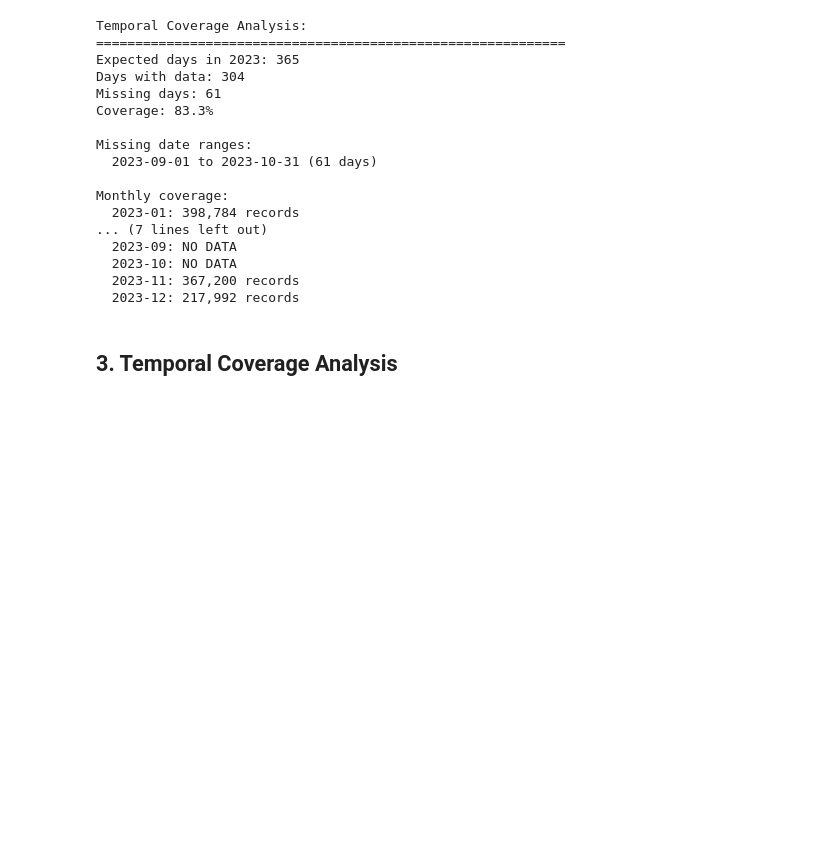
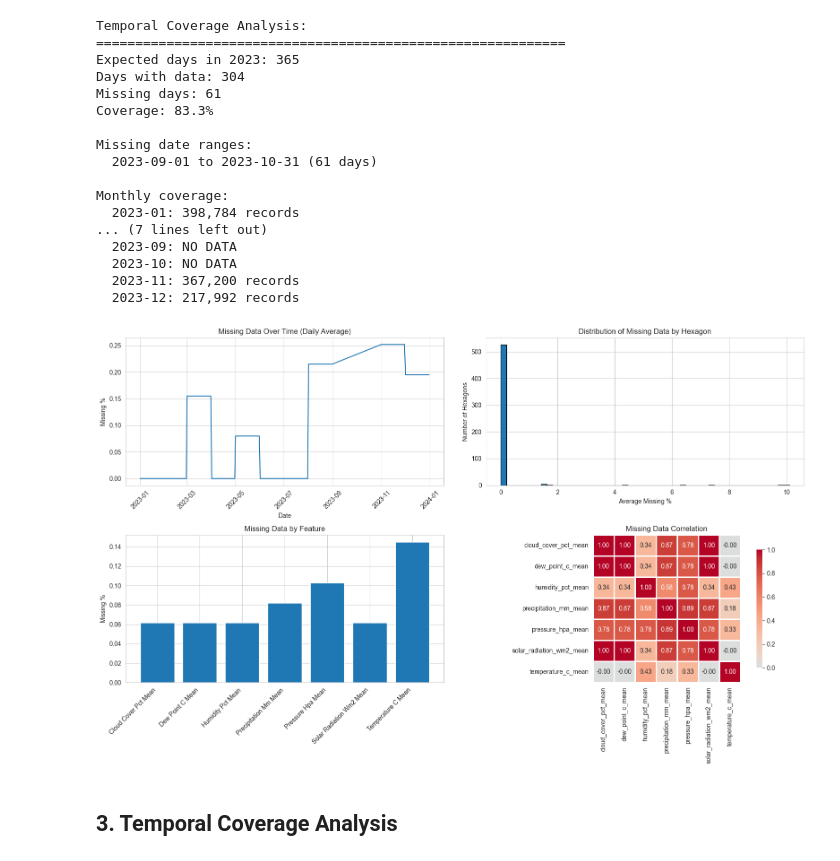
Before and after one commit to Bard89/smoglens, a Jupyter notebook: voi/V1_enrichement_OPEANAQ_OPENMETEO_JARTIC/openmeteo_eda.ipynb, the cells around one changed output. Drawn from its saved outputs; the diff is of its cells as text; code cells hidden in the pictures; blank space fills up the shorter version.

```diff
--- a/voi/V1_enrichement_OPEANAQ_OPENMETEO_JARTIC/openmeteo_eda.ipynb
+++ b/voi/V1_enrichement_OPEANAQ_OPENMETEO_JARTIC/openmeteo_eda.ipynb
@@ -172,47 +172,41 @@ numerical_features = [
     'cloud_cover_pct_mean', 'dew_point_c_mean', 'humidity_pct_mean',
     'precipitation_mm_mean', 'pressure_hpa_mean', 'solar_radiation_wm2_mean',
     'temperature_c_mean'
 ]
 
 fig, axes = plt.subplots(2, 2, figsize=(16, 10))
 
-# Create complete date range for 2023
-date_range = pd.date_range('2023-01-01', '2023-12-31', freq='D')
 df['date'] = df['timestamp'].dt.date
+daily_missing = df.groupby('date')[numerical_features].apply(lambda x: x.isnull().mean() * 100)
 
-# For missing data over time, we need to show temporal gaps
-daily_data_coverage = df.groupby('date').size().reindex(date_range.date, fill_value=0)
-daily_data_coverage = (daily_data_coverage > 0).astype(int) * 100  # Convert to percentage (100% if data exists, 0% if not)
-
-axes[0, 0].plot(date_range, 100 - daily_data_coverage.values)  # Show missing percentage
-axes[0, 0].set_title('Data Availability Over Time (Daily)', fontsize=12)
+axes[0, 0].plot(daily_missing.index, daily_missing.mean(axis=1))
+axes[0, 0].set_title('Missing Data Over Time (Daily Average)', fontsize=12)
 axes[0, 0].set_xlabel('Date')
-axes[0, 0].set_ylabel('Missing Data %')
-axes[0, 0].set_ylim(-5, 105)
+axes[0, 0].set_ylabel('Missing %')
 axes[0, 0].tick_params(axis='x', rotation=45)
-axes[0, 0].axhspan(95, 105, color='red', alpha=0.2, label='Completely Missing')
-axes[0, 0].legend()
 
 hex_missing = df.groupby('h3_index_res8')[numerical_features].apply(lambda x: x.isnull().mean() * 100)
 axes[0, 1].hist(hex_missing.mean(axis=1), bins=50, edgecolor='black')
-axes[0, 1].set_title('Distribution of Missing Values by Hexagon (within available data)', fontsize=12)
+axes[0, 1].set_title('Distribution of Missing Data by Hexagon', fontsize=12)
 axes[0, 1].set_xlabel('Average Missing %')
 axes[0, 1].set_ylabel('Number of Hexagons')
 
 feature_missing = df[numerical_features].isnull().mean() * 100
 axes[1, 0].bar(range(len(feature_missing)), feature_missing.values)
 axes[1, 0].set_xticks(range(len(feature_missing)))
 axes[1, 0].set_xticklabels([f.replace('_', ' ').title() for f in feature_missing.index], rotation=45, ha='right')
-axes[1, 0].set_title('Missing Values by Feature (within available data)', fontsize=12)
+axes[1, 0].set_title('Missing Data by Feature', fontsize=12)
 axes[1, 0].set_ylabel('Missing %')
 
 missing_corr = df[numerical_features].isnull().astype(int).corr()
 sns.heatmap(missing_corr, annot=True, fmt='.2f', cmap='coolwarm', center=0,
             square=True, linewidths=1, cbar_kws={"shrink": 0.8}, ax=axes[1, 1])
 axes[1, 1].set_title('Missing Data Correlation', fontsize=12)
 
 plt.tight_layout()
 plt.show()
+# %% [output]
+[figure, added]
 # %% [markdown]
 ## 3. Temporal Coverage Analysis
 # %%
```
Also changed, not shown: parts of 2 cells of this notebook.
